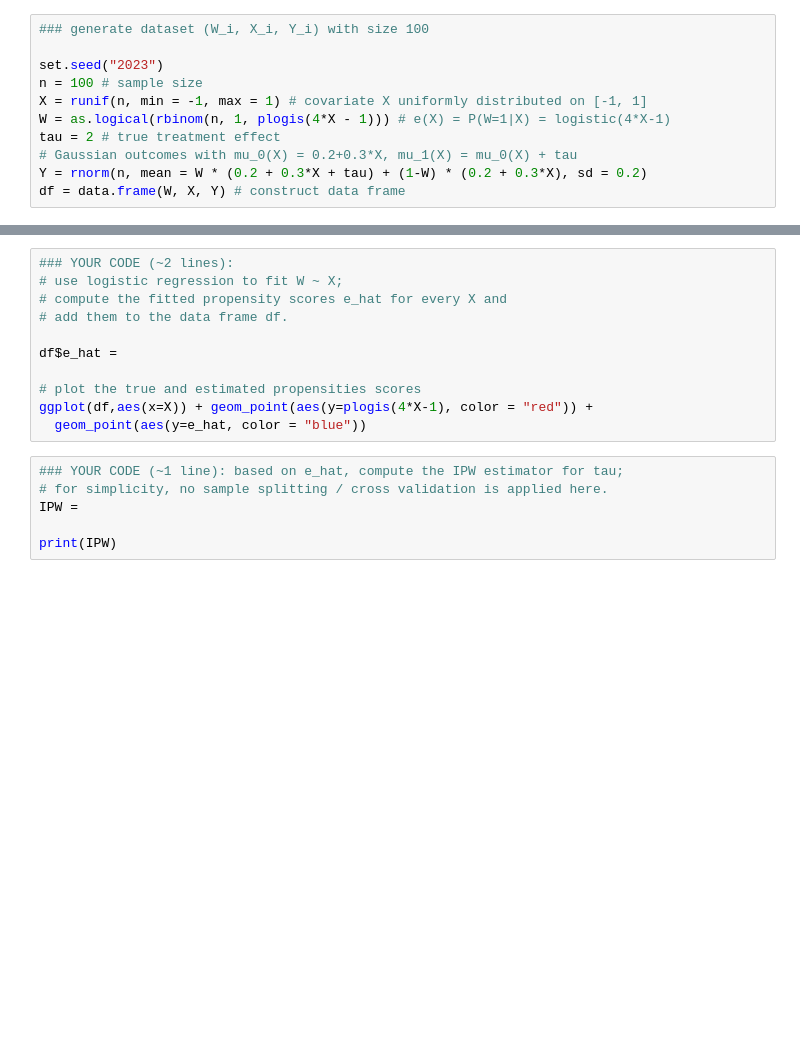
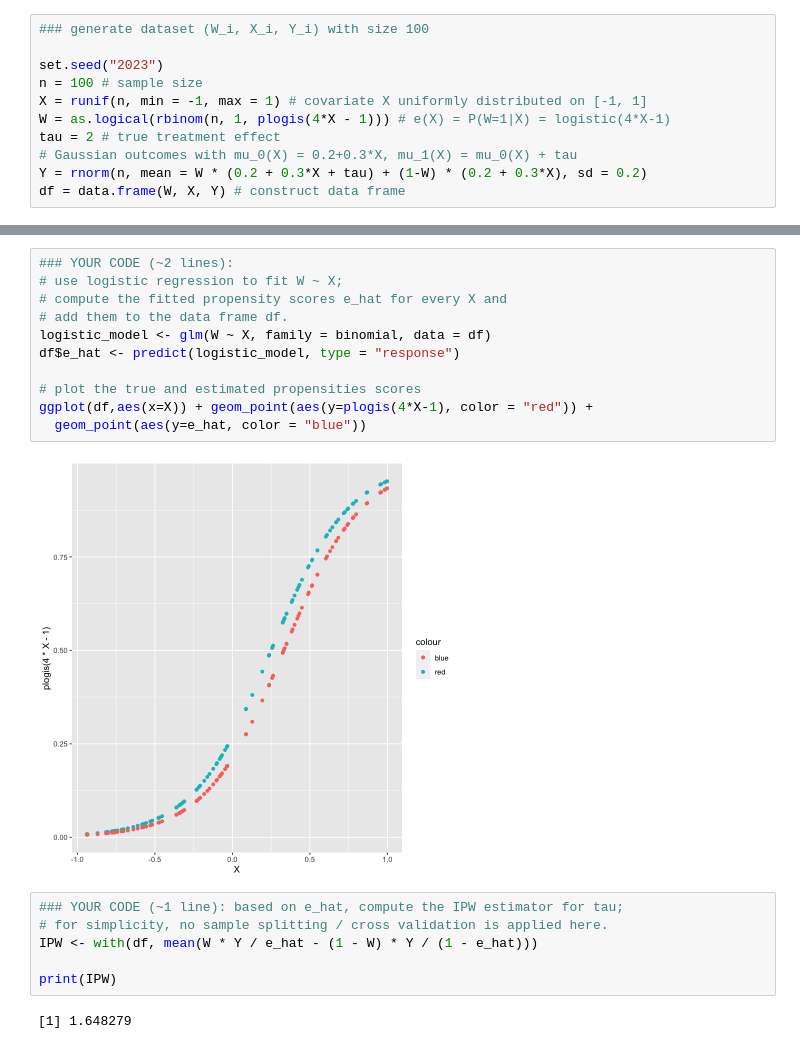
Before and after one commit to devt287/applied_stat, a Jupyter notebook: HW7_P3.ipynb, the cells around one changed output, grey strips where cells are left out. Saved outputs shown, nothing was run; the diff lists cells and outputs as text; blank space fills up the shorter version.

```diff
--- a/HW7_P3.ipynb
+++ b/HW7_P3.ipynb
@@ -19,20 +26,24 @@ library("ggplot2")
 # %%
 ### YOUR CODE (~2 lines):
 # use logistic regression to fit W ~ X;
 # compute the fitted propensity scores e_hat for every X and
 # add them to the data frame df.
-
-df$e_hat =
+logistic_model <- glm(W ~ X, family = binomial, data = df)
+df$e_hat <- predict(logistic_model, type = "response")
 
 # plot the true and estimated propensities scores
 ggplot(df,aes(x=X)) + geom_point(aes(y=plogis(4*X-1), color = "red")) +
   geom_point(aes(y=e_hat, color = "blue"))
+# %% [output]
+[figure, added]
 # %%
 ### YOUR CODE (~1 line): based on e_hat, compute the IPW estimator for tau;
 # for simplicity, no sample splitting / cross validation is applied here.
-IPW =
+IPW <- with(df, mean(W * Y / e_hat - (1 - W) * Y / (1 - e_hat)))
 
 print(IPW)
+# %% [output]
+[1] 1.648279
 # %%
 ### YOUR CODE (~4 lines):
 # use linear regression to fit Y on X for both control and treatment groups;
```
Also changed, not shown: parts of 3 cells of this notebook.
